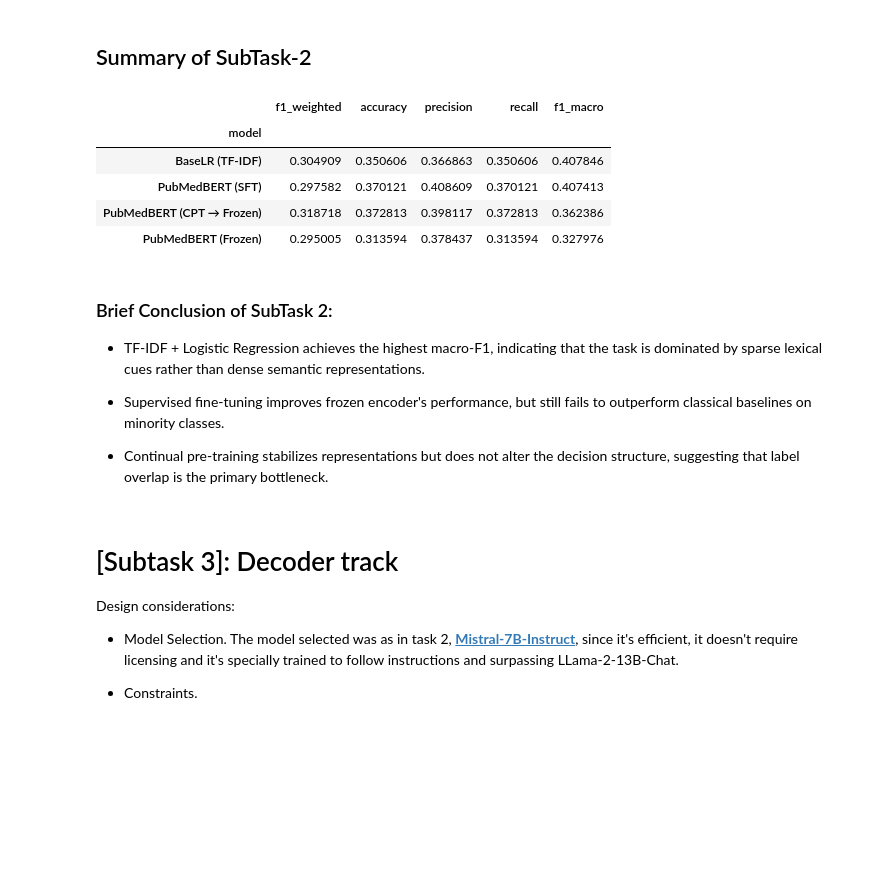
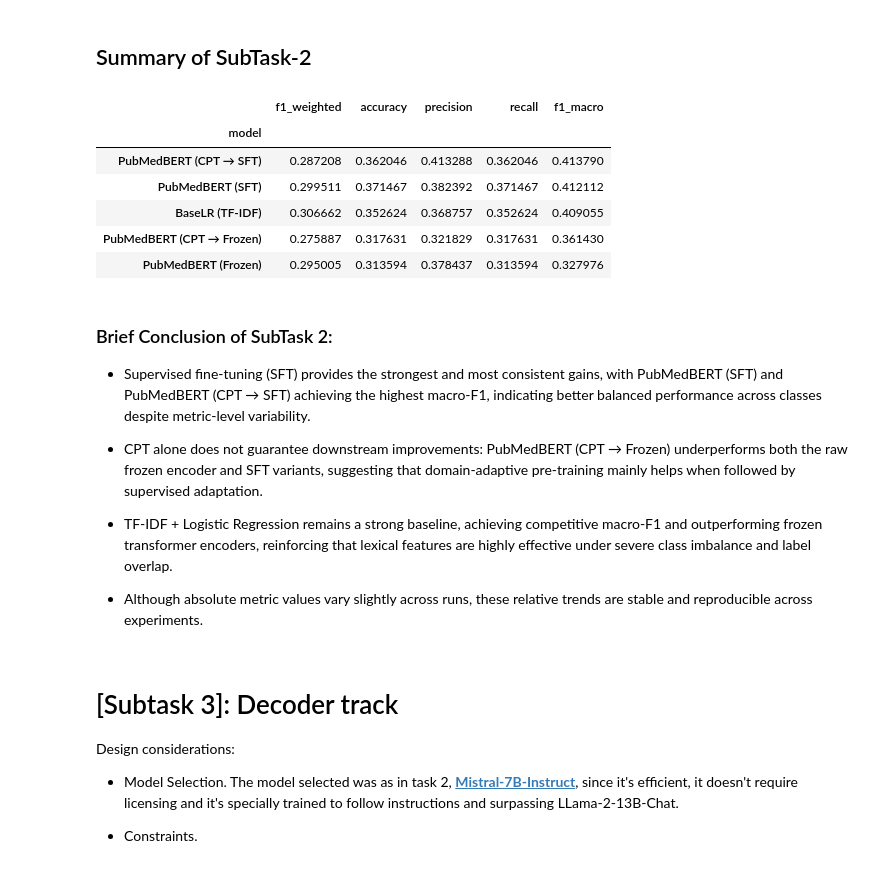
Before and after one commit to CarlaMalo/MedNLP-Multitask, a Jupyter notebook: Task_3.ipynb, the cells around one changed output. Drawn from its saved outputs; the diff is of its cells as text; code cells hidden in the pictures; blank space fills up the shorter version.

Commit message:
Update subTask2 and top k encoder results

```diff
--- a/Task_3.ipynb
+++ b/Task_3.ipynb
@@ -1269,47 +1338,50 @@ RESULT_PATHS = {
 	# "BioClinicalBERT (Frozen)": "Task3/results/subtask2_BioClinicalBERT_frozen.csv",
 	# "BioClinicalBERT (SFT)": "Task3/results/subtask2_BioClinicalBERT_SFT.csv",
 	"PubMedBERT (Frozen)": "Task3/results/subtask2_PubMedBERT_frozen.csv",
 	"PubMedBERT (SFT)": "Task3/results/subtask2_PubMedBERT_SFT.csv",
-
 	# -------------------------
 	# CPT
 	# -------------------------
-	"PubMedBERT (CPT → Frozen)": "Task3/results/pubmedbert_cpt.csv",
+	"PubMedBERT (CPT → Frozen)": "Task3/results/subtask2_PubMedBERT_CPT_frozen.csv",
+	"PubMedBERT (CPT → SFT)": "Task3/results/subtask2_PubMedBERT_CPT_SFT.csv",
 }
 
 rows = []
 
 for model_name, path in RESULT_PATHS.items():
 	df = pd.read_csv(path)
 	df["model"] = model_name
 	rows.append(df)
 
 summary_subtask2 = (
 	pd.concat(rows, ignore_index=True)
 	  .set_index("model")
 	  .sort_values("f1_macro", ascending=False)
 )
 
 def highlight_max(s):
 	is_max = s == s.max()
 	return ['font-weight: bold' if v else '' for v in is_max]
 
 summary_subtask2.style.apply(highlight_max, axis=0)
 # %% [output]
 |  | f1_weighted | accuracy | precision | recall | f1_macro |
 | model |  |  |  |  |  |
-| BaseLR (TF-IDF) | 0.304909 | 0.350606 | 0.366863 | 0.350606 | 0.407846 |
-| PubMedBERT (SFT) | 0.297582 | 0.370121 | 0.408609 | 0.370121 | 0.407413 |
-| PubMedBERT (CPT → Frozen) | 0.318718 | 0.372813 | 0.398117 | 0.372813 | 0.362386 |
+| PubMedBERT (CPT → SFT) | 0.287208 | 0.362046 | 0.413288 | 0.362046 | 0.413790 |
+| PubMedBERT (SFT) | 0.299511 | 0.371467 | 0.382392 | 0.371467 | 0.412112 |
+| BaseLR (TF-IDF) | 0.306662 | 0.352624 | 0.368757 | 0.352624 | 0.409055 |
+| PubMedBERT (CPT → Frozen) | 0.275887 | 0.317631 | 0.321829 | 0.317631 | 0.361430 |
 | PubMedBERT (Frozen) | 0.295005 | 0.313594 | 0.378437 | 0.313594 | 0.327976 |
 # %% [markdown]
 ### Brief Conclusion of SubTask 2:
 
-- TF-IDF + Logistic Regression achieves the highest macro-F1, indicating that the task is dominated by sparse lexical cues rather than dense semantic representations.
+- Supervised fine-tuning (SFT) provides the strongest and most consistent gains, with PubMedBERT (SFT) and PubMedBERT (CPT → SFT) achieving the highest macro-F1, indicating better balanced performance across classes despite metric-level variability.
 
-- Supervised fine-tuning improves frozen encoder's performance, but still fails to outperform classical baselines on minority classes.
+- CPT alone does not guarantee downstream improvements: PubMedBERT (CPT → Frozen) underperforms both the raw frozen encoder and SFT variants, suggesting that domain-adaptive pre-training mainly helps when followed by supervised adaptation.
 
-- Continual pre-training stabilizes representations but does not alter the decision structure, suggesting that label overlap is the primary bottleneck.
+- TF-IDF + Logistic Regression remains a strong baseline, achieving competitive macro-F1 and outperforming frozen transformer encoders, reinforcing that lexical features are highly effective under severe class imbalance and label overlap.
+
+- Although absolute metric values vary slightly across runs, these relative trends are stable and reproducible across experiments.
 # %% [markdown]
 # [Subtask 3]: Decoder track
 Design considerations:
```
Also changed, not shown: parts of 34 cells of this notebook, 8 other files.
